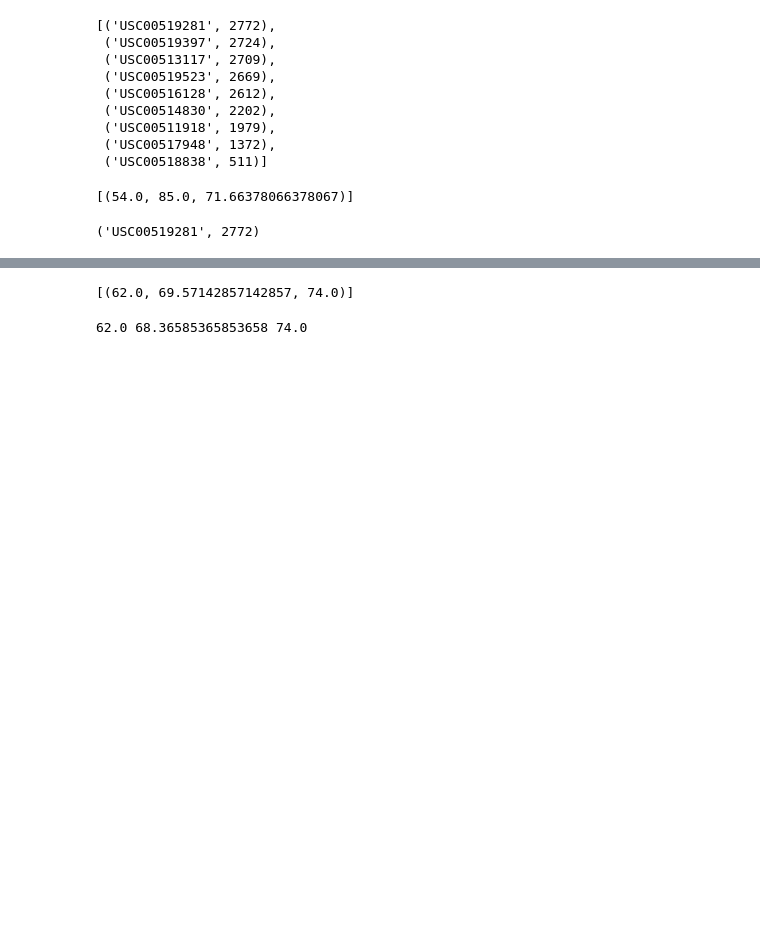
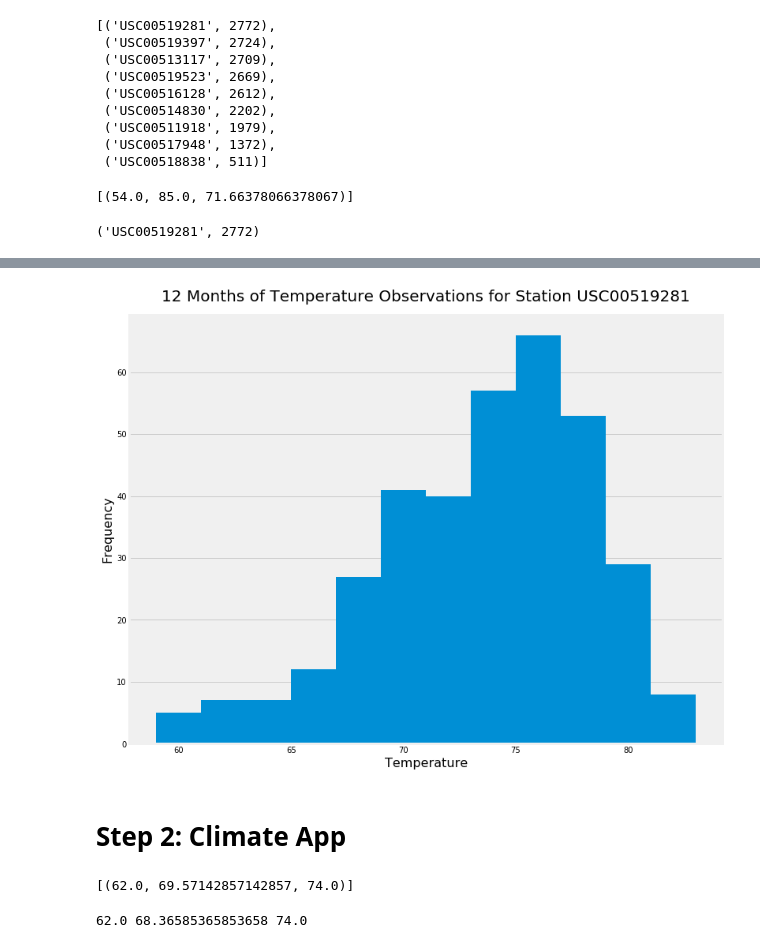
Before and after one commit to L0per/sqlalchemy-challenge, a Jupyter notebook: climate.ipynb, the cells around one changed output, grey strips where cells are left out. Cells and saved outputs as stored; diff of their text form; code cells hidden in the pictures; blank space fills up the shorter version.

Commit message:
step 1 completed

```diff
--- a/climate.ipynb
+++ b/climate.ipynb
@@ -164,0 +165,10 @@ session.query(Measurement.station, func.count(Measurement.tobs)).\
+# %%
+# Create query for last 12 months of temperature data for station USC00519281
+pandas_tobs_query = session.query(Measurement.tobs).\
+    filter(Measurement.date >= first_date).\
+    filter_by(station='USC00519281').all()
+
+# Create dataframe using query
+tobs_df = pd.DataFrame(pandas_tobs_query).rename(columns={'tobs':'Temperature'})
+
+tobs_df
@@ -165,3 +189,18 @@ session.query(Measurement.station, func.count(Measurement.tobs)).\
+# %%
+# Plot last 12 months of temperature data from most active temperature reading station
+fig, ax1 = plt.subplots(figsize=(12,10))
+
+tobs_df.plot(kind='hist', ax=ax1, bins=12)
+
+ax1.grid(axis='x')
+ax1.set_title('12 Months of Temperature Observations for Station USC00519281', size=20, y = 1.02, x = 0.5)
+ax1.set_xlabel("Temperature", fontsize = 16)
+ax1.set_ylabel("Frequency", fontsize = 16)
+ax1.get_legend().remove()
+# %% [output]
+[figure, added]
+# %% [markdown]
+# Step 2: Climate App
 # %%
 # This function called `calc_temps` will accept start date and end date in the format '%Y-%m-%d'
 # and return the minimum, average, and maximum temperatures for that range of dates
```
Also changed, not shown: parts of 5 cells of this notebook.
